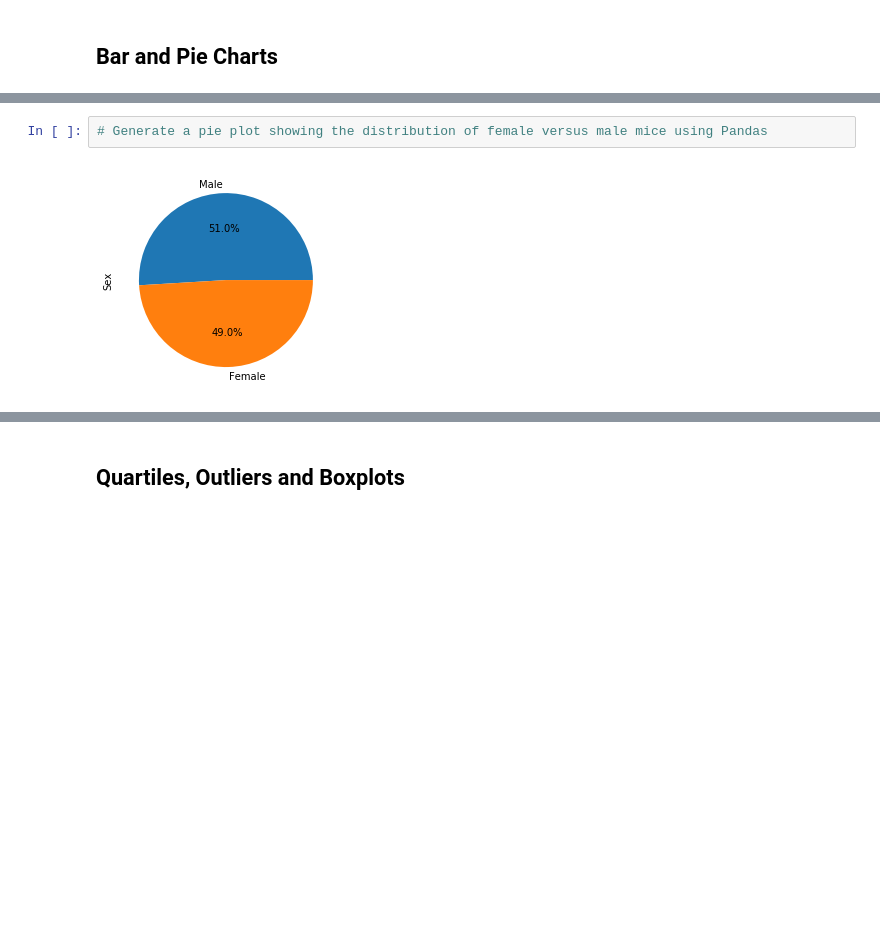
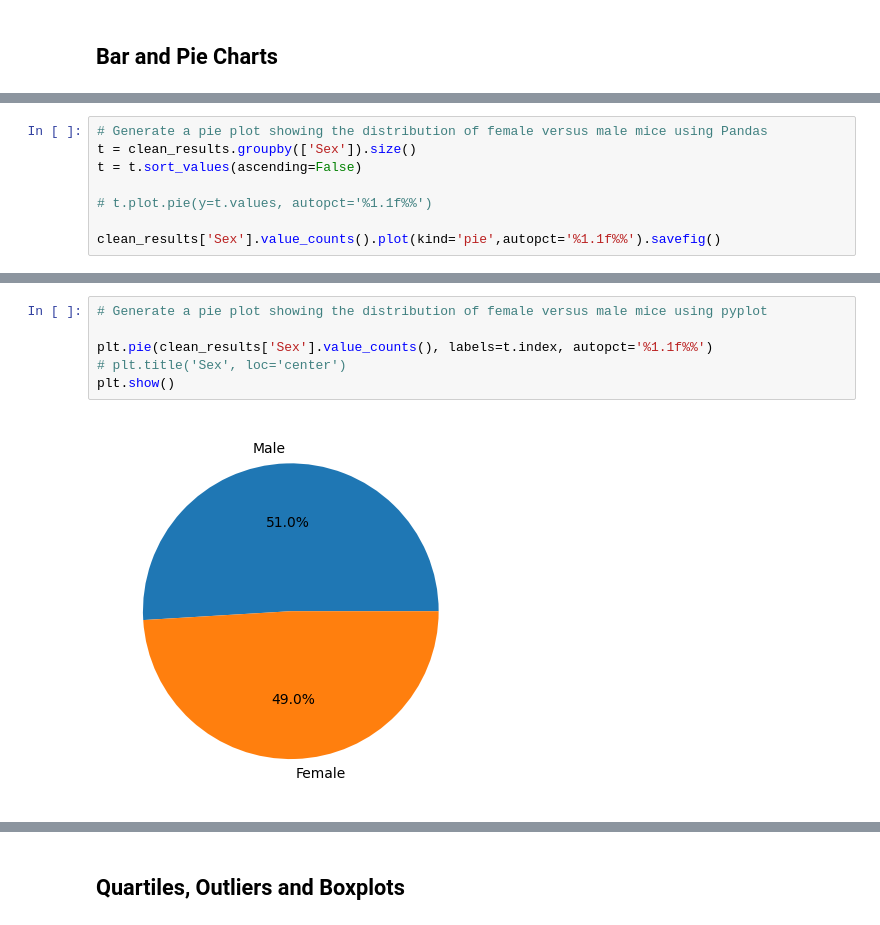
Before and after one commit to akinyemia/Matplotlib-challenge, a Jupyter notebook: Pymaceuticals/main.ipynb, the cells around one changed output, grey strips where cells are left out. Saved outputs shown, nothing was run; the diff lists cells and outputs as text; blank space fills up the shorter version.

```diff
--- a/Pymaceuticals/main.ipynb
+++ b/Pymaceuticals/main.ipynb
@@ -169,0 +242,8 @@ results_summary
+# %%
+# Generate a pie plot showing the distribution of female versus male mice using Pandas
+t = clean_results.groupby(['Sex']).size()
+t = t.sort_values(ascending=False)
+
+# t.plot.pie(y=t.values, autopct='%1.1f%%')
+
+clean_results['Sex'].value_counts().plot(kind='pie',autopct='%1.1f%%').savefig()
@@ -170,4 +252,8 @@ results_summary
 # %%
-# Generate a pie plot showing the distribution of female versus male mice using Pandas
+# Generate a pie plot showing the distribution of female versus male mice using pyplot
+
+plt.pie(clean_results['Sex'].value_counts(), labels=t.index, autopct='%1.1f%%')
+# plt.title('Sex', loc='center')
+plt.show()
 # %% [output]
-[figure, old version]
+[figure, new version]
```
Also changed, not shown: parts of 9 cells of this notebook.
